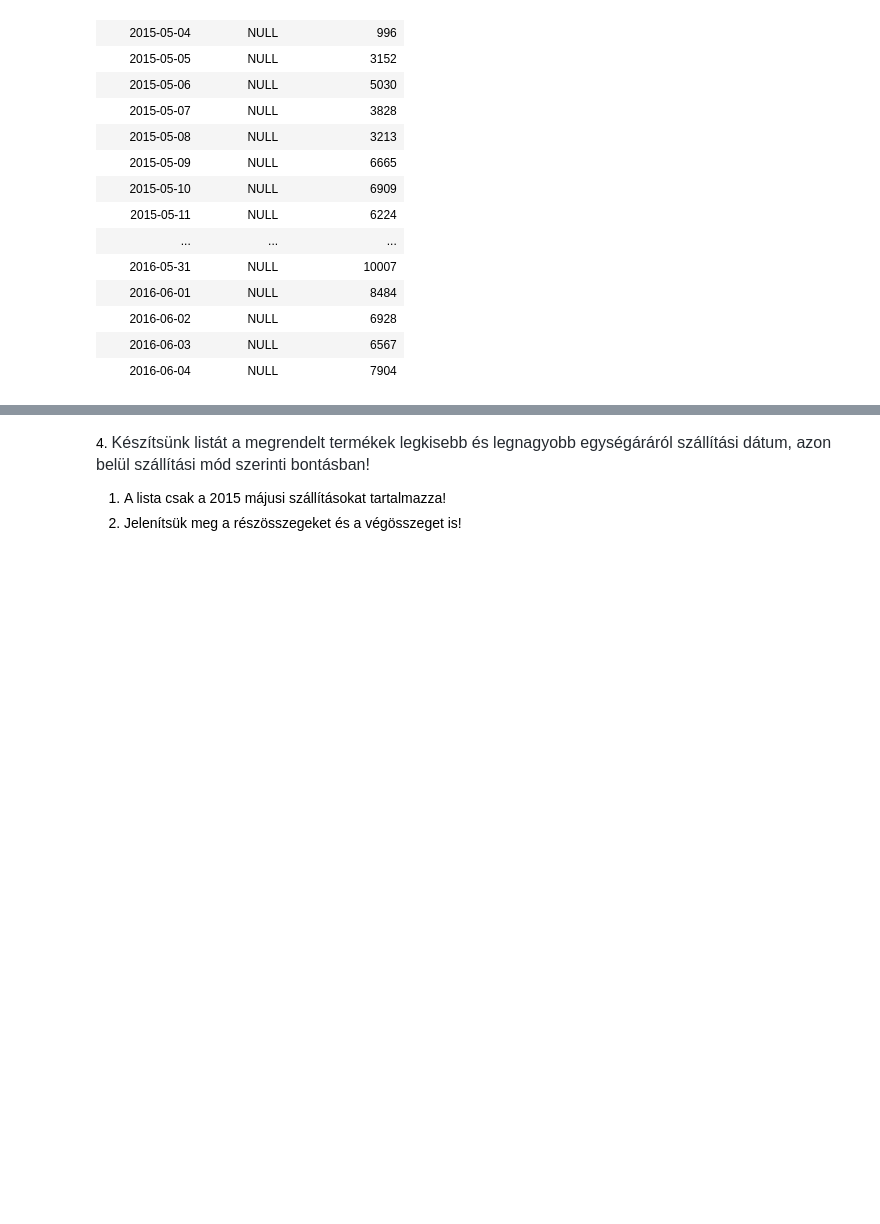
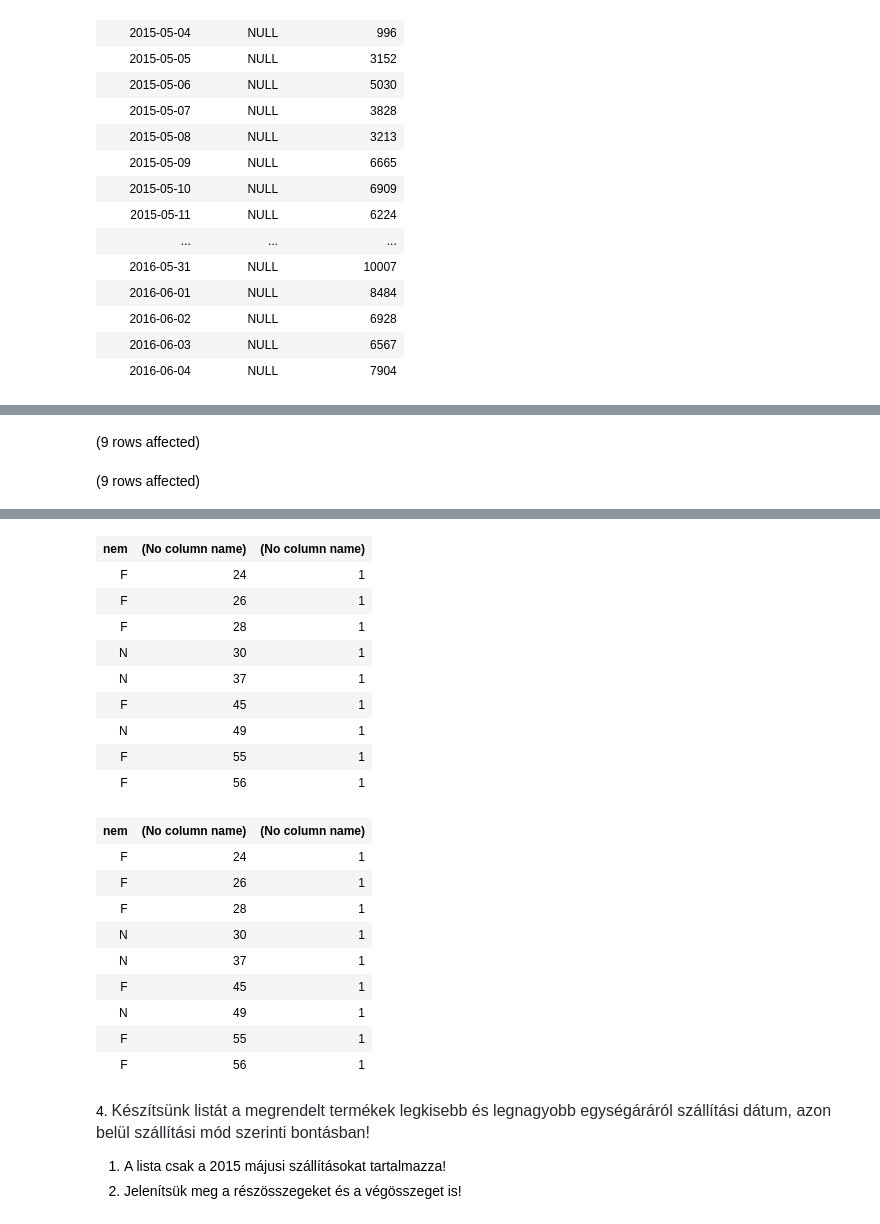
Before and after one commit to albertiadam/sql, a Jupyter notebook: gyakorlat05_feladatok.ipynb, the cells around one changed output, grey strips where cells are left out. Drawn from its saved outputs; the diff is of its cells as text; code cells hidden in the pictures; blank space fills up the shorter version.

```diff
--- a/gyakorlat05_feladatok.ipynb
+++ b/gyakorlat05_feladatok.ipynb
@@ -58,3 +58,20 @@ Total execution time: 00:00:00.217
 2. A lista tartalmazza a részösszegeket és a végösszeget is!
 
 ![](https://moodle.uni-corvinus.hu/theme/image.php/adaptable/atto_h5p/1709548862/icon)
+# %%
+SELECT nem,year(getdate())-szulev,Count(*)
+FROM UGYFEL
+WHERE login not in (
+    SELECT u.login
+    FROM Ugyfel u JOIN Rendeles r ON u.[LOGIN]=r.[LOGIN]
+)
+GROUP BY nem, year(getdate())-szulev
+
+
+SELECT nem,Year(getdate())-szulev,Count(*)
+FROM Ugyfel u LEFT JOIN Rendeles r ON u.[LOGIN]=r.[LOGIN]
+WHERE r.LOGIN is null
+GROUP BY nem,year(GETDATE())-szulev
+# %% [output]
+(9 rows affected)
+(9 rows affected)
@@ -61,3 +79,23 @@ Total execution time: 00:00:00.217
+| nem | (No column name) | (No column name) |
+| F | 24 | 1 |
+| F | 26 | 1 |
+| F | 28 | 1 |
+| N | 30 | 1 |
+| N | 37 | 1 |
+| F | 45 | 1 |
+| N | 49 | 1 |
+| F | 55 | 1 |
+| F | 56 | 1 |
+| nem | (No column name) | (No column name) |
+| F | 24 | 1 |
+| F | 26 | 1 |
+| F | 28 | 1 |
+| N | 30 | 1 |
+| N | 37 | 1 |
+| F | 45 | 1 |
+| N | 49 | 1 |
+| F | 55 | 1 |
+| F | 56 | 1 |
 # %% [markdown]
 4. <span style="color: rgb(36, 41, 47); font-family: -apple-system, BlinkMacSystemFont, &quot;Segoe UI&quot;, Helvetica, Arial, sans-serif, &quot;Apple Color Emoji&quot;, &quot;Segoe UI Emoji&quot;; font-size: 16px;">Készítsünk listát a megrendelt termékek legkisebb és legnagyobb egységáráról szállítási dátum, azon belül szállítási mód szerinti bontásban!</span>
 
```
Also changed, not shown: parts of 3 cells of this notebook, 1 other file.
